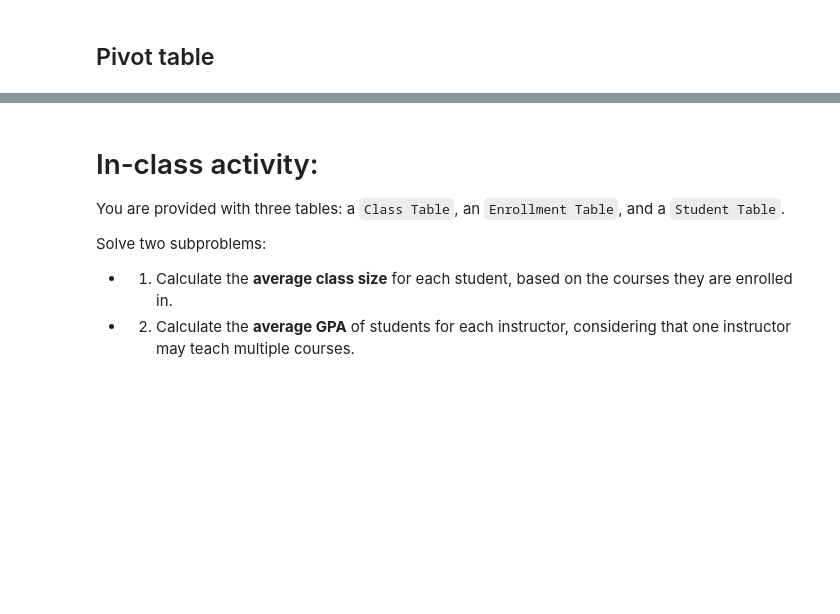
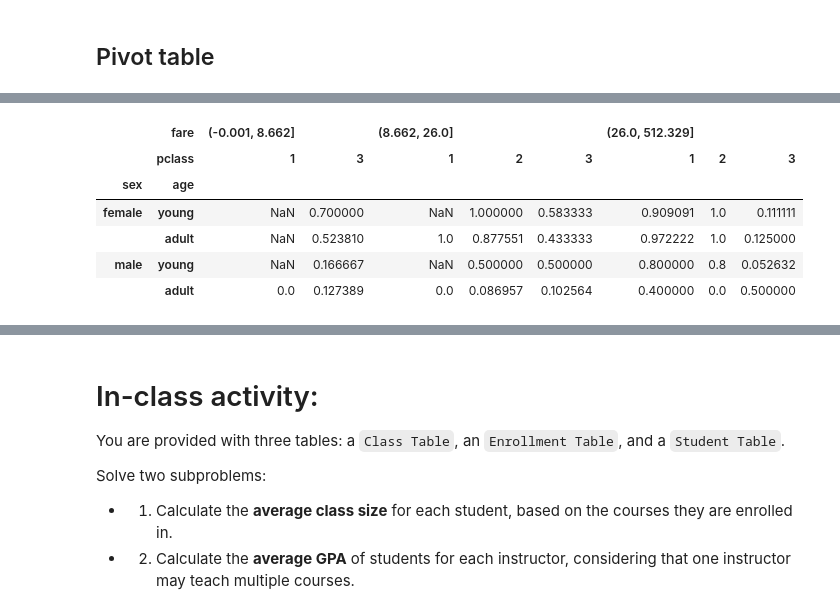
Before and after one commit to ivynangalia/320, a Jupyter notebook: lessons/Week05.ipynb, the cells around one changed output, grey strips where cells are left out. Drawn from its saved outputs; the diff is of its cells as text; code cells hidden in the pictures; blank space fills up the shorter version.

```diff
--- a/lessons/Week05.ipynb
+++ b/lessons/Week05.ipynb
@@ -338,3 +527,3 @@ df.pivot_table('survived', index='sex', columns='pclass', aggfunc='mean')
 # %%
-age = pd.cut(df['age'], [0, 18, 80])
+age = pd.cut(df['age'], [0, 18, 80], labels = ["young", "adult"])
 df.pivot_table('survived', ['sex', age], 'pclass', observed=False)
@@ -341,3 +537,11 @@ df.pivot_table('survived', ['sex', age], 'pclass', observed=False)
 # %%
-fare = pd.qcut(df['fare'], 2)
+fare = pd.qcut(df['fare'], 3) # qcut = intervals with same # of observations
 df.pivot_table('survived', ['sex', age], [fare, 'pclass'])
+# %% [output]
+|  | fare | (-0.001, 8.662] |  | (8.662, 26.0] |  |  | (26.0, 512.329] |  |  |
+|  | pclass | 1 | 3 | 1 | 2 | 3 | 1 | 2 | 3 |
+| sex | age |  |  |  |  |  |  |  |  |
+| female | young | NaN | 0.700000 | NaN | 1.000000 | 0.583333 | 0.909091 | 1.0 | 0.111111 |
+|  | adult | NaN | 0.523810 | 1.0 | 0.877551 | 0.433333 | 0.972222 | 1.0 | 0.125000 |
+| male | young | NaN | 0.166667 | NaN | 0.500000 | 0.500000 | 0.800000 | 0.8 | 0.052632 |
+|  | adult | 0.0 | 0.127389 | 0.0 | 0.086957 | 0.102564 | 0.400000 | 0.0 | 0.500000 |
```
Also changed, not shown: parts of 26 cells of this notebook, 17 other files.
